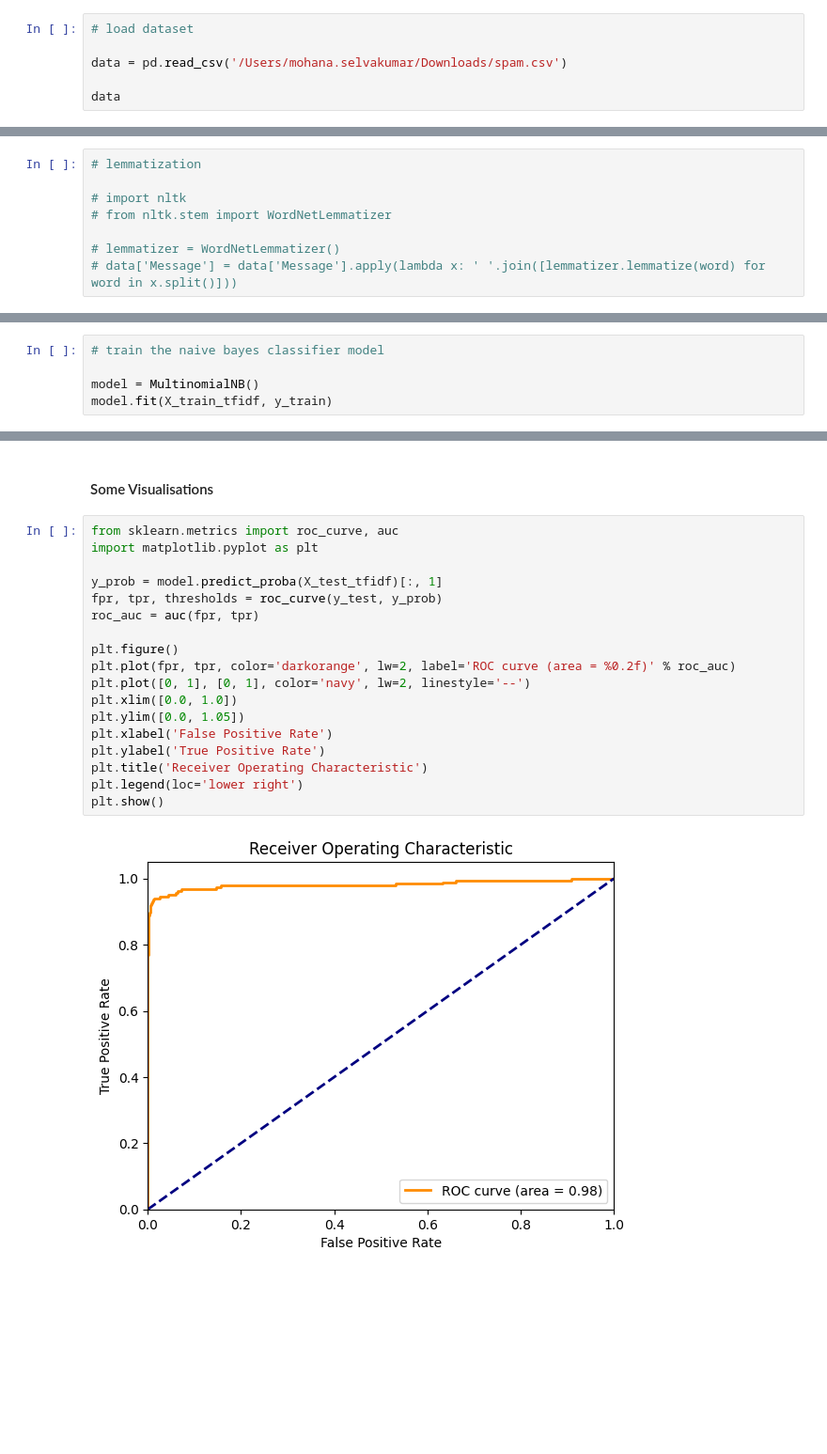
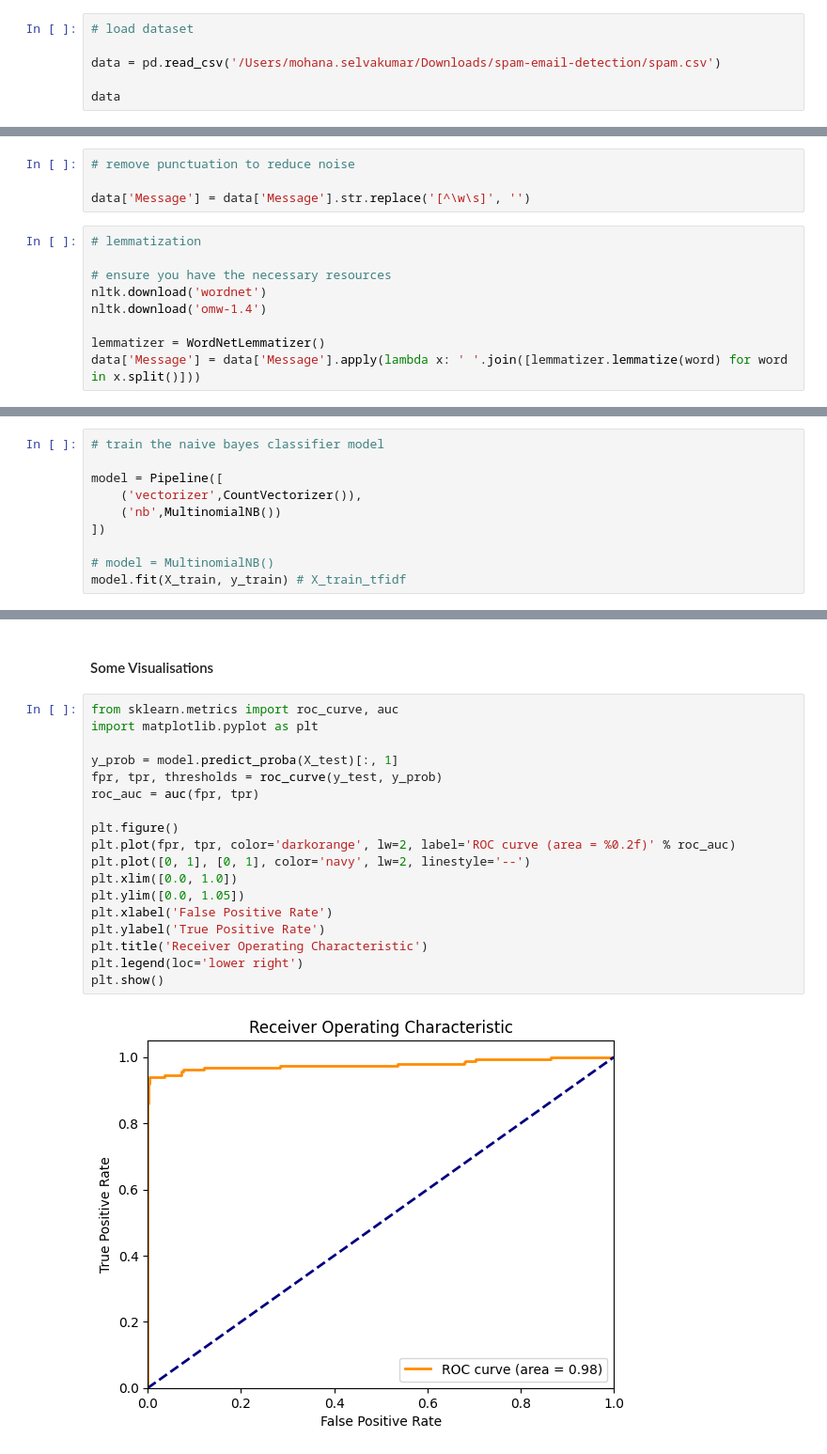
Before and after one commit to anahom20/spam-email-detection, a Jupyter notebook: Spam Detection Model.ipynb, the cells around one changed output, grey strips where cells are left out. Shown: that part at 94% size. Saved outputs shown, nothing was run; the diff lists cells and outputs as text; blank space fills up the shorter version.

```diff
--- a/Spam Detection Model.ipynb
+++ b/Spam Detection Model.ipynb
@@ -42,7 +48,7 @@ from sklearn.metrics import accuracy_score, classification_report, confusion_mat
 # %%
 # load dataset
 
-data = pd.read_csv('/Users/mohana.selvakumar/Downloads/spam.csv')
+data = pd.read_csv('/Users/mohana.selvakumar/Downloads/spam-email-detection/spam.csv')
 
 data
 # %% [output]
@@ -101,11 +107,16 @@ data.head(5)
 # convert all text to lowercase for consistency
 
 data['Message'] = data['Message'].str.lower()
+# %%
+# remove punctuation to reduce noise
+
+data['Message'] = data['Message'].str.replace('[^\w\s]', '')
 # %%
 # lemmatization
 
-# import nltk
-# from nltk.stem import WordNetLemmatizer
+# ensure you have the necessary resources
+nltk.download('wordnet')
+nltk.download('omw-1.4')
 
-# lemmatizer = WordNetLemmatizer()
-# data['Message'] = data['Message'].apply(lambda x: ' '.join([lemmatizer.lemmatize(word) for word in x.split()]))
+lemmatizer = WordNetLemmatizer()
+data['Message'] = data['Message'].apply(lambda x: ' '.join([lemmatizer.lemmatize(word) for word in x.split()]))
@@ -127,6 +147,11 @@ X_test_tfidf = vectorizer.transform(X_test)
 # %%
 # train the naive bayes classifier model
 
-model = MultinomialNB()
-model.fit(X_train_tfidf, y_train)
+model = Pipeline([
+    ('vectorizer',CountVectorizer()),
+    ('nb',MultinomialNB())
+])
+
+# model = MultinomialNB()
+model.fit(X_train, y_train) # X_train_tfidf
 # %% [output]
@@ -193,20 +232,20 @@ Prediction: Ham
 # %%
 from sklearn.metrics import roc_curve, auc
 import matplotlib.pyplot as plt
 
-y_prob = model.predict_proba(X_test_tfidf)[:, 1]
+y_prob = model.predict_proba(X_test)[:, 1]
 fpr, tpr, thresholds = roc_curve(y_test, y_prob)
 roc_auc = auc(fpr, tpr)
 
 plt.figure()
 plt.plot(fpr, tpr, color='darkorange', lw=2, label='ROC curve (area = %0.2f)' % roc_auc)
 plt.plot([0, 1], [0, 1], color='navy', lw=2, linestyle='--')
 plt.xlim([0.0, 1.0])
 plt.ylim([0.0, 1.05])
 plt.xlabel('False Positive Rate')
 plt.ylabel('True Positive Rate')
 plt.title('Receiver Operating Characteristic')
 plt.legend(loc='lower right')
 plt.show()
 # %% [output]
-[figure, old version]
+[figure, new version]
```
Also changed, not shown: parts of 10 cells of this notebook.
